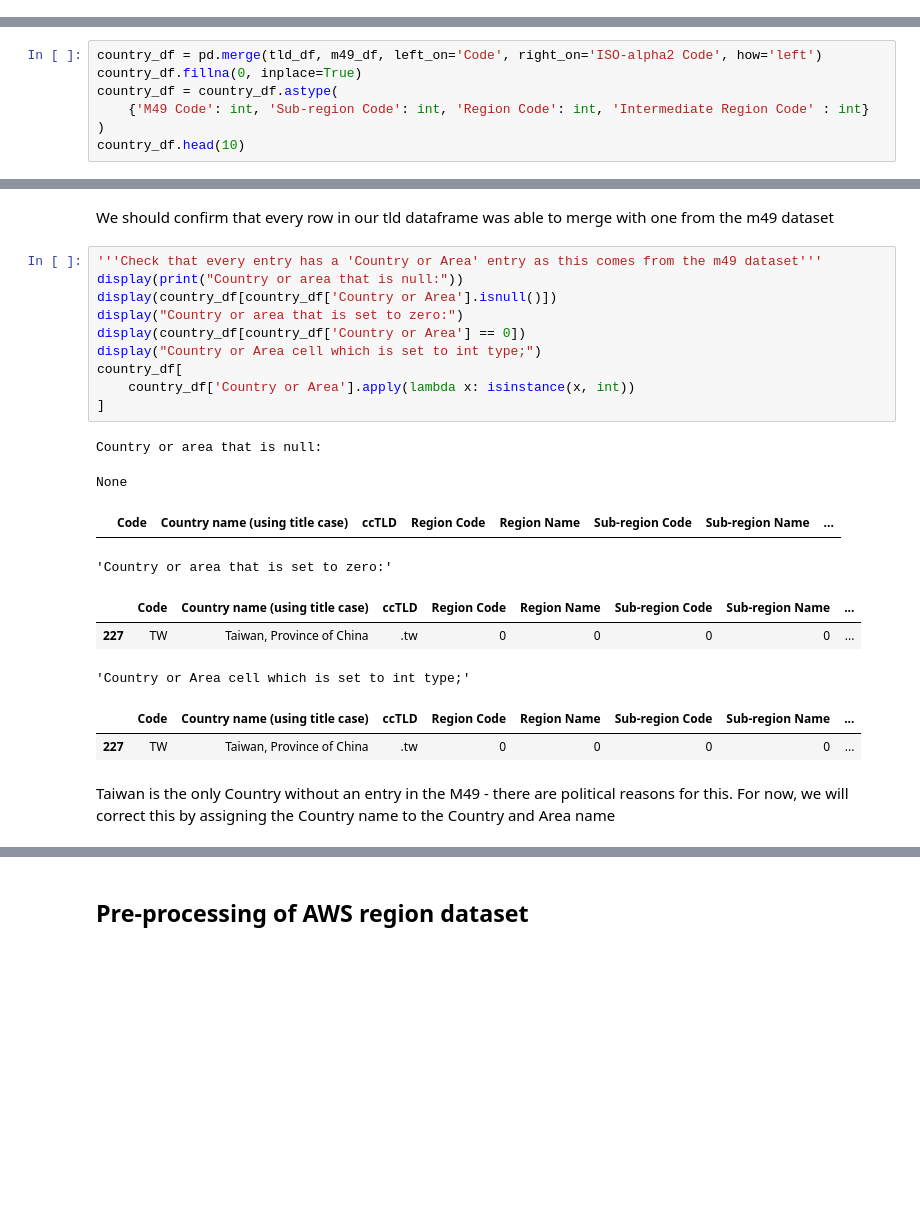
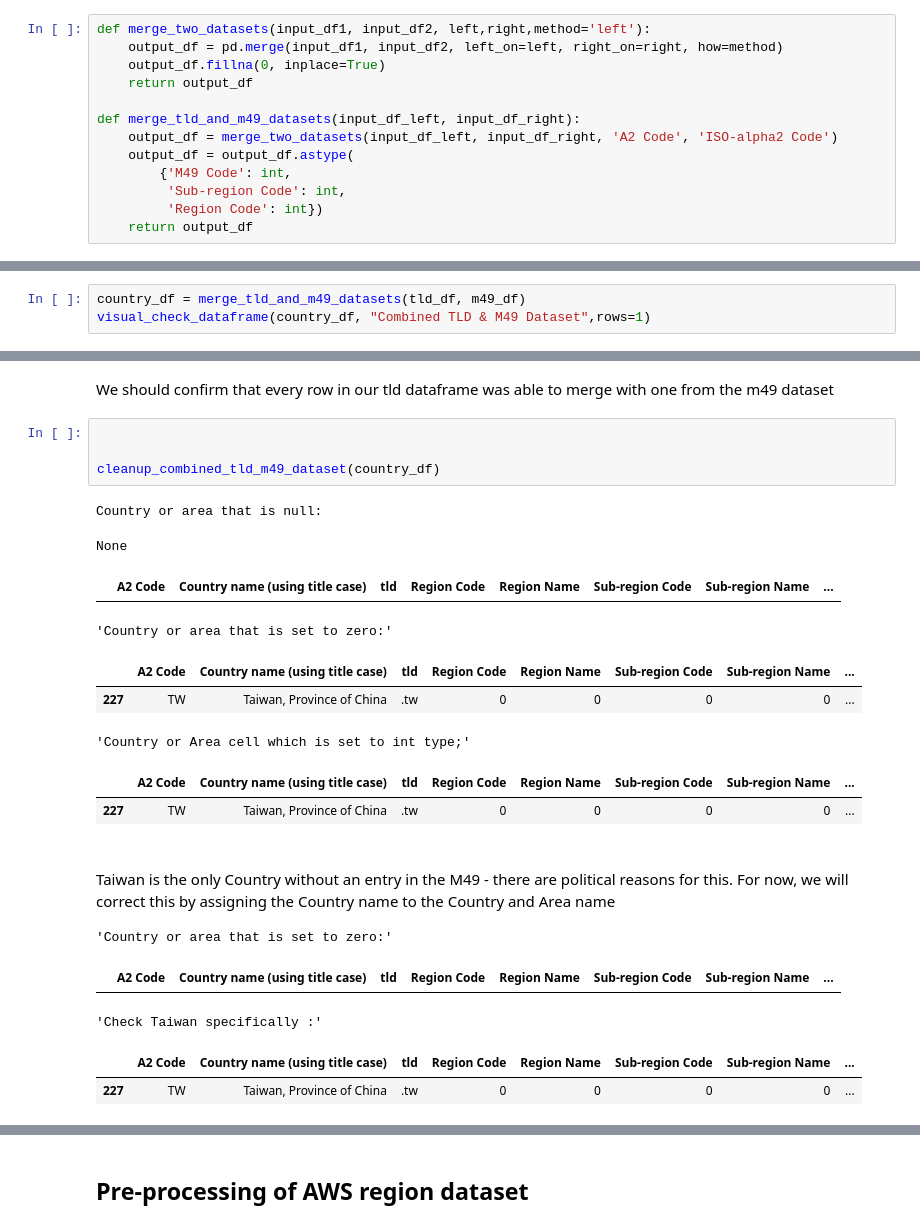
Before and after one commit to craig-dougan-maersk/MSc_Software_Eng_DataEngineering_Submission, a Jupyter notebook: countries_combine_all_clouds.ipynb, the cells around one changed output, grey strips where cells are left out. Cells and saved outputs as stored; diff of their text form; blank space fills up the shorter version.

```diff
--- a/countries_combine_all_clouds.ipynb
+++ b/countries_combine_all_clouds.ipynb
@@ -170,0 +196,13 @@ def clean_us_state_abbreviation_dataset(input_df):
+# %%
+def merge_two_datasets(input_df1, input_df2, left,right,method='left'):
+    output_df = pd.merge(input_df1, input_df2, left_on=left, right_on=right, how=method)
+    output_df.fillna(0, inplace=True)
+    return output_df
+
+def merge_tld_and_m49_datasets(input_df_left, input_df_right):
+    output_df = merge_two_datasets(input_df_left, input_df_right, 'A2 Code', 'ISO-alpha2 Code')
+    output_df = output_df.astype(
+        {'M49 Code': int,
+         'Sub-region Code': int,
+         'Region Code': int})
+    return output_df
@@ -258,8 +357,4 @@ Checking random sample of 3 rows
 # %%
-country_df = pd.merge(tld_df, m49_df, left_on='Code', right_on='ISO-alpha2 Code', how='left')
-country_df.fillna(0, inplace=True)
-country_df = country_df.astype(
-    {'M49 Code': int, 'Sub-region Code': int, 'Region Code': int, 'Intermediate Region Code' : int}
-)
-country_df.head(10)
+country_df = merge_tld_and_m49_datasets(tld_df, m49_df)
+visual_check_dataframe(country_df, "Combined TLD & M49 Dataset",rows=1)
 # %% [output]
@@ -277,25 +370,22 @@ country_df.head(10)
 # %% [markdown]
 We should confirm that every row in our tld dataframe was able to merge with one from the m49 dataset
 # %%
-'''Check that every entry has a 'Country or Area' entry as this comes from the m49 dataset'''
-display(print("Country or area that is null:"))
-display(country_df[country_df['Country or Area'].isnull()])
-display("Country or area that is set to zero:")
-display(country_df[country_df['Country or Area'] == 0])
-display("Country or Area cell which is set to int type;")
-country_df[
-    country_df['Country or Area'].apply(lambda x: isinstance(x, int))
-]
+
+
+cleanup_combined_tld_m49_dataset(country_df)
 # %% [output]
 Country or area that is null:
 None
-|  | Code | Country name (using title case) | ccTLD | Region Code | Region Name | Sub-region Code | Sub-region Name | ... |
+|  | A2 Code | Country name (using title case) | tld | Region Code | Region Name | Sub-region Code | Sub-region Name | ... |
 'Country or area that is set to zero:'
-|  | Code | Country name (using title case) | ccTLD | Region Code | Region Name | Sub-region Code | Sub-region Name | ... |
+|  | A2 Code | Country name (using title case) | tld | Region Code | Region Name | Sub-region Code | Sub-region Name | ... |
 | 227 | TW | Taiwan, Province of China | .tw | 0 | 0 | 0 | 0 | ... |
 'Country or Area cell which is set to int type;'
-|  | Code | Country name (using title case) | ccTLD | Region Code | Region Name | Sub-region Code | Sub-region Name | ... |
+|  | A2 Code | Country name (using title case) | tld | Region Code | Region Name | Sub-region Code | Sub-region Name | ... |
 | 227 | TW | Taiwan, Province of China | .tw | 0 | 0 | 0 | 0 | ... |
+Taiwan is the only Country without an entry in the M49 - there are political reasons for this. For now, we will correct this by assigning the Country name to the Country and Area name
+'Country or area that is set to zero:'
+|  | A2 Code | Country name (using title case) | tld | Region Code | Region Name | Sub-region Code | Sub-region Name | ... |
+'Check Taiwan specifically :'
+|  | A2 Code | Country name (using title case) | tld | Region Code | Region Name | Sub-region Code | Sub-region Name | ... |
+| 227 | TW | Taiwan, Province of China | .tw | 0 | 0 | 0 | 0 | ... |
-# %% [markdown]
-Taiwan is the only Country without an entry in the M49 - there are political reasons for this.
-For now, we will correct this by assigning the Country name to the Country and Area name
```
Also changed, not shown: parts of 32 cells of this notebook.
